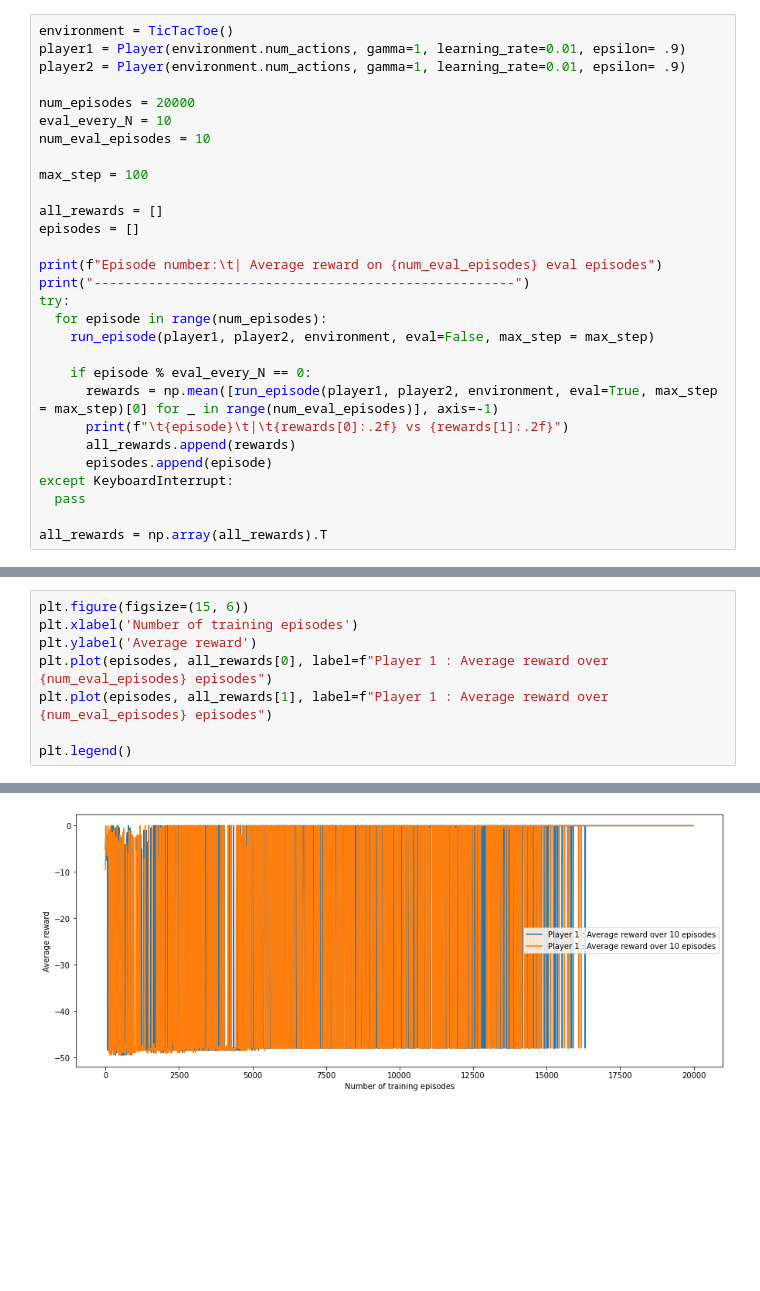
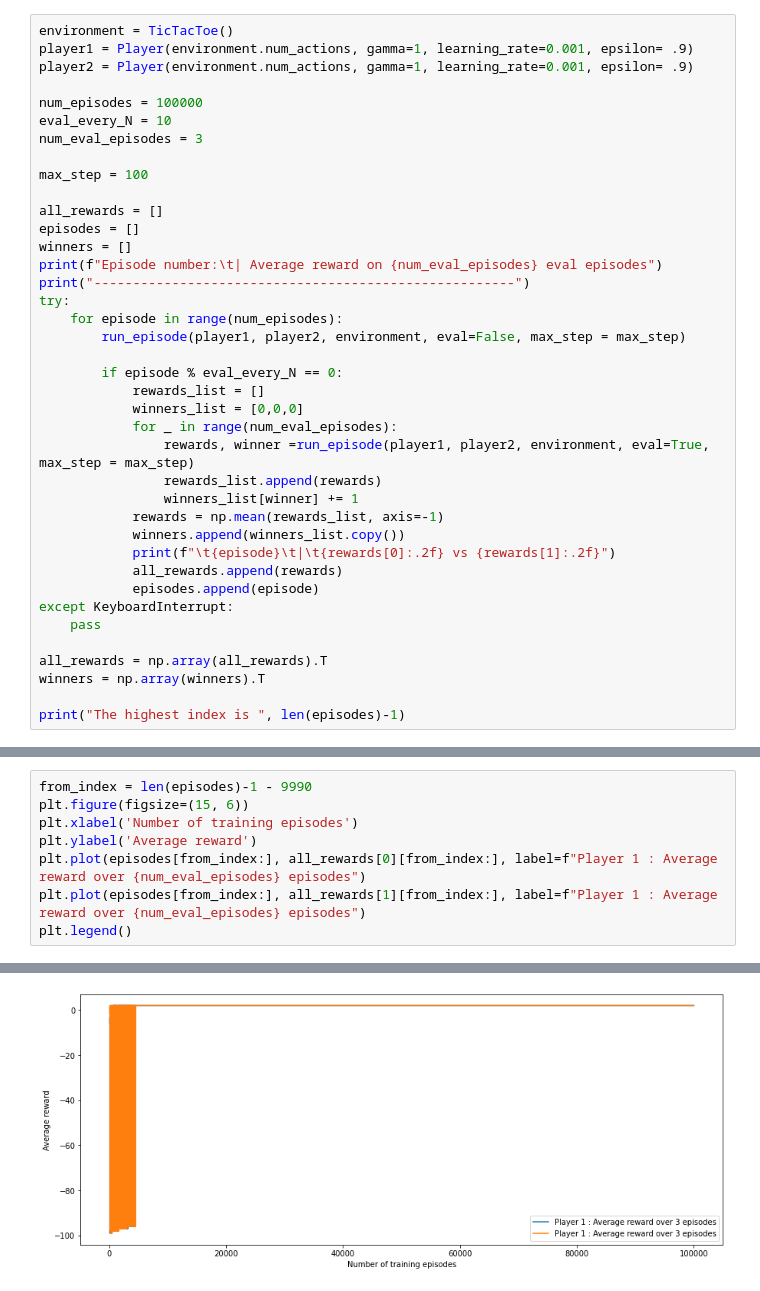
Before and after one commit to aheritianad/kivy-tictactoe, a Jupyter notebook: back/Q-learning_model.ipynb, the cells around one changed output, grey strips where cells are left out. Saved outputs shown, nothing was run; the diff lists cells and outputs as text; blank space fills up the shorter version.

Commit message:
Generate policies with longer episodes

```diff
--- a/back/Q-learning_model.ipynb
+++ b/back/Q-learning_model.ipynb
@@ -62,30 +111,40 @@ def run_episode(player1, player2, environment, eval, max_step = 100):
 # %%
 environment = TicTacToe()
-player1 = Player(environment.num_actions, gamma=1, learning_rate=0.01, epsilon= .9)
-player2 = Player(environment.num_actions, gamma=1, learning_rate=0.01, epsilon= .9)
+player1 = Player(environment.num_actions, gamma=1, learning_rate=0.001, epsilon= .9)
+player2 = Player(environment.num_actions, gamma=1, learning_rate=0.001, epsilon= .9)
 
-num_episodes = 20000
+num_episodes = 100000
 eval_every_N = 10
-num_eval_episodes = 10
+num_eval_episodes = 3
 
 max_step = 100
 
 all_rewards = []
 episodes = []
-
+winners = []
 print(f"Episode number:\t| Average reward on {num_eval_episodes} eval episodes")
 print("------------------------------------------------------")
 try:
-  for episode in range(num_episodes):
-    run_episode(player1, player2, environment, eval=False, max_step = max_step)
+    for episode in range(num_episodes):
+        run_episode(player1, player2, environment, eval=False, max_step = max_step)
 
-    if episode % eval_every_N == 0:
-      rewards = np.mean([run_episode(player1, player2, environment, eval=True, max_step = max_step)[0] for _ in range(num_eval_episodes)], axis=-1)
-      print(f"\t{episode}\t|\t{rewards[0]:.2f} vs {rewards[1]:.2f}")
-      all_rewards.append(rewards)
-      episodes.append(episode)
+        if episode % eval_every_N == 0:
+            rewards_list = []
+            winners_list = [0,0,0]
+            for _ in range(num_eval_episodes):
+                rewards, winner =run_episode(player1, player2, environment, eval=True, max_step = max_step)
+                rewards_list.append(rewards)
+                winners_list[winner] += 1
+            rewards = np.mean(rewards_list, axis=-1)
+            winners.append(winners_list.copy())
+            print(f"\t{episode}\t|\t{rewards[0]:.2f} vs {rewards[1]:.2f}")
+            all_rewards.append(rewards)
+            episodes.append(episode)
 except KeyboardInterrupt:
-  pass
+    pass
 
 all_rewards = np.array(all_rewards).T
+winners = np.array(winners).T
+
+print("The highest index is ", len(episodes)-1)
 # %% [output]
@@ -109,11 +168,11 @@ Episode number: | Average reward on 10 eval episodes
 # %%
+from_index = len(episodes)-1 - 9990
 plt.figure(figsize=(15, 6))
 plt.xlabel('Number of training episodes')
 plt.ylabel('Average reward')
-plt.plot(episodes, all_rewards[0], label=f"Player 1 : Average reward over {num_eval_episodes} episodes")
-plt.plot(episodes, all_rewards[1], label=f"Player 1 : Average reward over {num_eval_episodes} episodes")
-
+plt.plot(episodes[from_index:], all_rewards[0][from_index:], label=f"Player 1 : Average reward over {num_eval_episodes} episodes")
+plt.plot(episodes[from_index:], all_rewards[1][from_index:], label=f"Player 1 : Average reward over {num_eval_episodes} episodes")
 plt.legend()
 # %% [output]
 <matplotlib.legend.Legend at 0x...>
-[figure, old version]
+[figure, new version]
```
Also changed, not shown: parts of 17 cells of this notebook, 5 other files.
